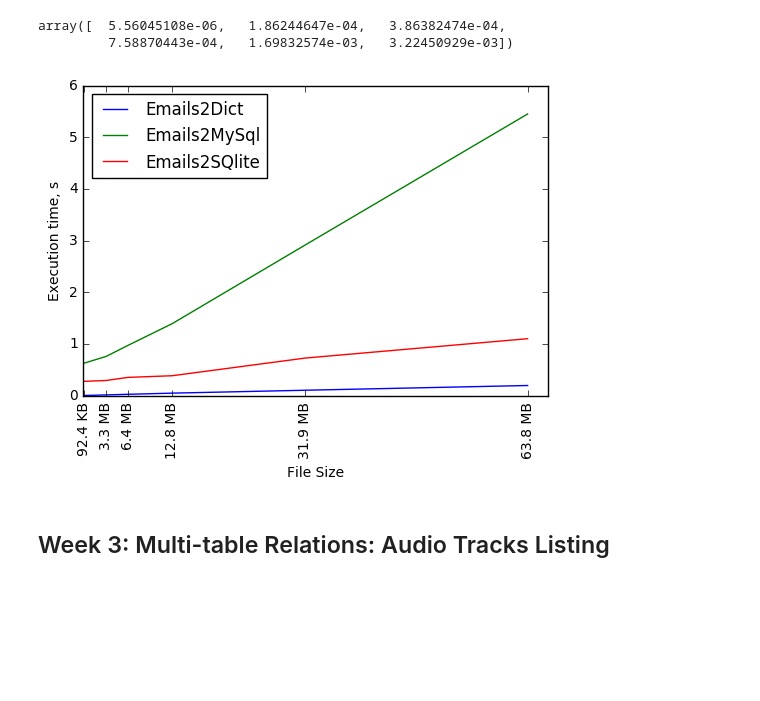
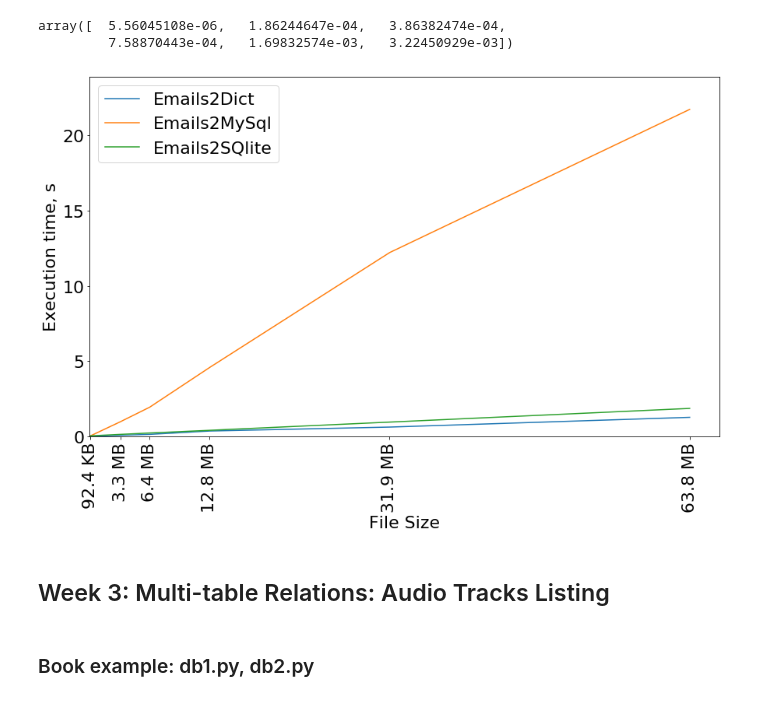
Before and after one commit to nyirock/UsingDatabasesWithPython_p3, a Jupyter notebook: UsingDatabasesWithPython.ipynb, the cells around one changed output. Saved outputs shown, nothing was run; the diff lists cells and outputs as text; code cells hidden in the pictures; blank space fills up the shorter version.

```diff
--- a/UsingDatabasesWithPython.ipynb
+++ b/UsingDatabasesWithPython.ipynb
@@ -834,6 +1035,7 @@ size of mbox2.txt is: 12.8 MB
 size of mbox5.txt is: 31.9 MB
 size of mbox10.txt is: 63.8 MB
 # %%
+ncycles=1
 test_dct=list()
 file_sizes=list()
 for file in files:
@@ -1049,22 +1260,25 @@ array([  5.56045108e-06,   1.86244647e-04,   3.86382474e-04,
 # %%
 import numpy as np
 import matplotlib.pyplot as plt
+from matplotlib import rcParams
 
 x_val=[os.path.getsize(file) for file in files]
 labels=[convert_bytes(os.path.getsize(file)) for file in files]
 
 plt.plot(x_val, test_dct, x_val, test_mysql, x_val, test_sqlite)
 plt.xticks(x_val, labels, rotation=90)
 #plt.ylim(0,max(counts.values())*1.1)
-#plt.xlim(0,len(x_val)*1.5)
+plt.ylim(0,max(max(test_dct),max(test_mysql), max(test_sqlite))*1.1)
+plt.xlim(0, max(x_val)*1.05)
 plt.legend(['Emails2Dict','Emails2MySql', 'Emails2SQlite'], loc='upper left')
 plt.xlabel("File Size")
 plt.ylabel("Execution time, s")
-#fig = plt.gcf()
-#fig.set_size_inches(18.5, 10.5)
+rcParams.update({'font.size': 22})
+fig = plt.gcf()
+fig.set_size_inches(14.5, 8.5)
 plt.show()
 # %% [output]
-[figure, old version]
+[figure, new version]
 # %% [markdown]
 ## Week 3: Multi-table Relations: Audio Tracks Listing
 # %%
@@ -1117,3 +1331,5 @@ Insert into Track (title, rating, len, count, album_id, genre_id) values ('Who M
 #relates albums to artists
 select Album.title, Artist.name from Album join Artist on Album.artist_id = Artist.id
 select Album.title, Artist.name, Album.artist_id, Artist.id from Album join Artist on Album.artist_id = Artist.id
+# %% [markdown]
+### Book example: db1.py, db2.py
```
Also changed, not shown: parts of 10 cells of this notebook, 3 other files.
